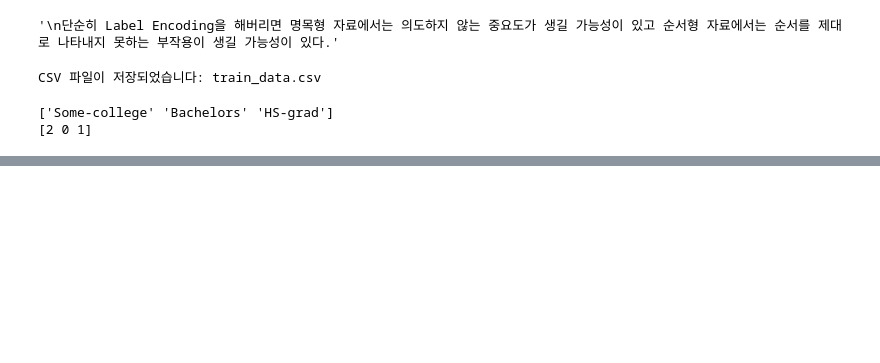
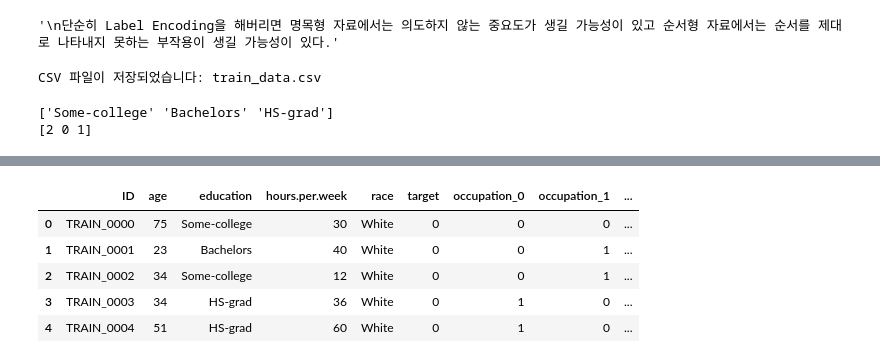
Before and after one commit to for1809/Machine-Learning-daycon, a Jupyter notebook: 범주형 변수 인코딩.ipynb, the cells around one changed output, grey strips where cells are left out. Drawn from its saved outputs; the diff is of its cells as text; code cells hidden in the pictures; blank space fills up the shorter version.

```diff
--- a/범주형 변수 인코딩.ipynb
+++ b/범주형 변수 인코딩.ipynb
@@ -185,0 +345,18 @@ TEST_0004,22,Some-college,40,Adm-clerical,White
+# %%
+# 범주가 다수일 때 사용하는 BinaryEncoding
+# Label Encode 후 이진수로 표현하여 고정된 길이의 범주 생성
+import category_encoders as ce
+train_ex5 = pd.read_csv('train_data.csv').copy()
+encoder_ex5 = ce.BinaryEncoder(cols = ['occupation'])
+train_encoded_ex5 = encoder_ex5.fit_transform(train_ex5[['occupation']])
+encoded_columns_ex5 = train_encoded_ex5.columns # 열 이름 추출
+train_encoded_df5 = pd.DataFrame(train_encoded_ex5, columns=encoded_columns_ex5) # 열 지정하기
+train_ex5 = pd.concat([train_ex5, train_encoded_df5], axis = 1).drop(['occupation'], axis = 1)
+train_ex5
+# %% [output]
+|  | ID | age | education | hours.per.week | race | target | occupation_0 | occupation_1 | ... |
+| 0 | TRAIN_0000 | 75 | Some-college | 30 | White | 0 | 0 | 0 | ... |
+| 1 | TRAIN_0001 | 23 | Bachelors | 40 | White | 0 | 0 | 1 | ... |
+| 2 | TRAIN_0002 | 34 | Some-college | 12 | White | 0 | 0 | 1 | ... |
+| 3 | TRAIN_0003 | 34 | HS-grad | 36 | White | 0 | 1 | 0 | ... |
+| 4 | TRAIN_0004 | 51 | HS-grad | 60 | White | 0 | 1 | 0 | ... |
```
Also changed, not shown: parts of 10 cells of this notebook, 2 other files.
